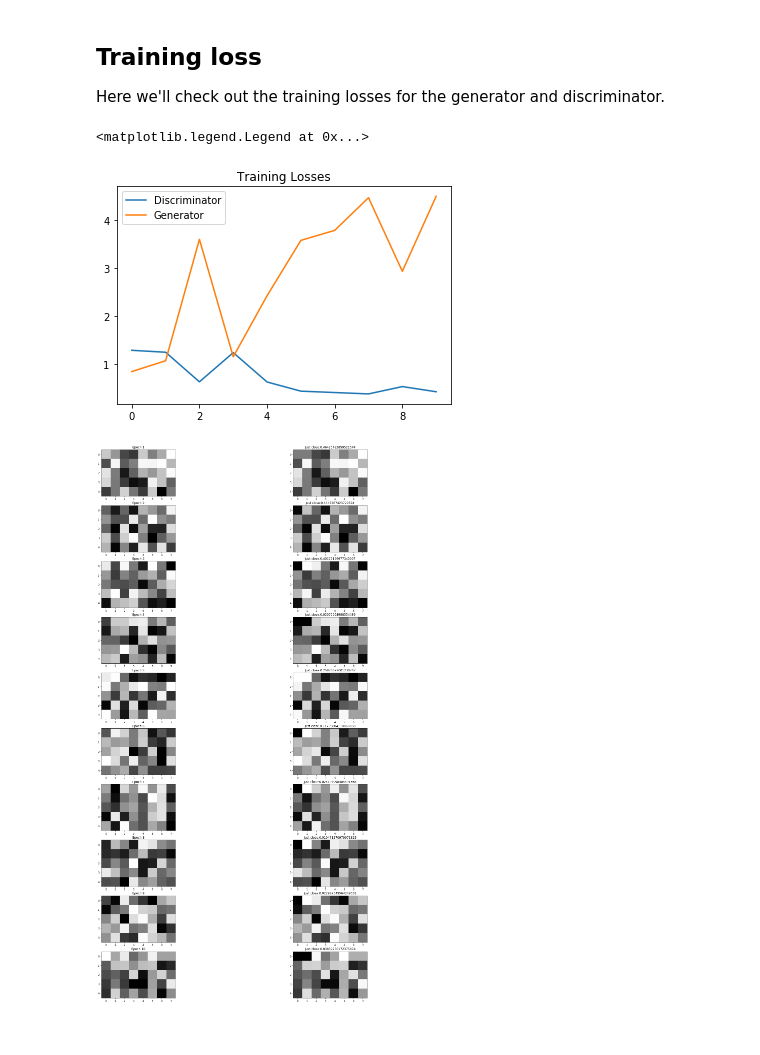
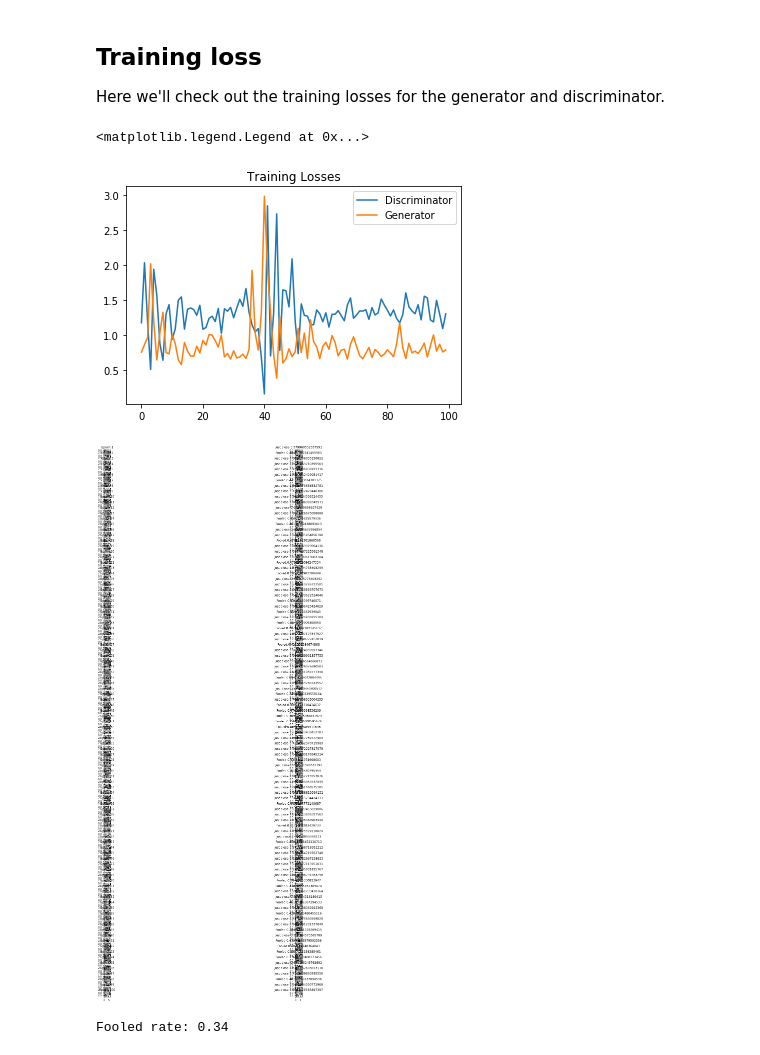
Before and after one commit to tsaiflow/gan-attack-generate, a Jupyter notebook: gan_attack_generate.ipynb, the cells around one changed output. Saved outputs shown, nothing was run; the diff lists cells and outputs as text; code cells hidden in the pictures.

```diff
--- a/gan_attack_generate.ipynb
+++ b/gan_attack_generate.ipynb
@@ -30,13 +30,13 @@ attack.shape
 # %% [markdown]
 ## Hyperparameters
 # %%
-# Size of input image to discriminator
+# Size of input flow to discriminator
 input_size = 40
 # Size of latent vector to generator
 z_size = 2
 # Sizes of hidden layers in generator and discriminator
-g_hidden_size = 128
-d_hidden_size = 128
+g_hidden_size = [128, 64]
+d_hidden_size = [128, 64]
 # Leak factor for leaky ReLU
 alpha = 0.01
 # Smoothing
@@ -58,12 +58,17 @@ tf.reset_default_graph()
 input_benign, input_z, input_attack_remains = model_inputs(input_size, z_size, attack_remains_dim=input_size - z_size)
 
 # Build the model
-z_generated, g_h1, g_h2 = generator(input_z, z_size, n_units=g_hidden_size, alpha=alpha)
+z_generated, g_hidden = generator(input_z, z_size, n_units=[z_size] + g_hidden_size, alpha=alpha)
 g_model = tf.concat([z_generated, input_attack_remains], 1)
 # g_model is the generator output concatenated with the remaining part of attack features
 
-d_model_benign, d_logits_benign = discriminator(input_benign, n_units=d_hidden_size, alpha=alpha)
-d_model_attack, d_logits_attack = discriminator(g_model, reuse=True, n_units=d_hidden_size, alpha=alpha)
+d_model_benign, d_logits_benign, d_hidden_benign = discriminator(input_benign,
+                                                                 n_units= [input_size] + d_hidden_size,
+                                                                 alpha=alpha)
+d_model_attack, d_logits_attack, d_hidden_attack = discriminator(g_model,
+                                                                 reuse=True,
+                                                                 n_units=[input_size] + d_hidden_size,
+                                                                 alpha=alpha)
 # %% [markdown]
 ## Discriminator and Generator Losses
 
@@ -82,15 +87,15 @@ Finally, the generator losses are using `d_logits_attack`, the attack flow logit
 # Calculate losses
 d_loss_benign = tf.reduce_mean(
                   tf.nn.sigmoid_cross_entropy_with_logits(logits=d_logits_benign,
-                                                          labels=tf.ones_like(d_logits_benign) * (1 - smooth)))
+                                                          labels=tf.zeros_like(d_logits_benign)))
 d_loss_attack = tf.reduce_mean(
                   tf.nn.sigmoid_cross_entropy_with_logits(logits=d_logits_attack,
-                                                          labels=tf.zeros_like(d_logits_attack)))
+                                                          labels=tf.ones_like(d_logits_attack)))
 d_loss = d_loss_benign + d_loss_attack
 
 g_loss = tf.reduce_mean(
              tf.nn.sigmoid_cross_entropy_with_logits(logits=d_logits_attack,
-                                                     labels=tf.ones_like(d_logits_attack)))
+                                                     labels=tf.zeros_like(d_logits_attack)))
 # %% [markdown]
 ## Optimizers
 
@@ -116,9 +121,10 @@ g_train_opt = tf.train.AdamOptimizer(learning_rate).minimize(g_loss, var_list=g_
 ## Training
 # %%
 from copy import deepcopy
+import time
 
 batch_size = 100
-epochs = 10
+epochs = 100
 losses = []
 original_flows, generated_flows, attack_scores = [], [], []
 # Only save generator variables
@@ -126,6 +132,7 @@ saver = tf.train.Saver(var_list=g_vars)
 with tf.Session() as sess:
     sess.run(tf.global_variables_initializer())
     for e in range(epochs):
+        start = time.time()
         np.random.shuffle(benign)
         np.random.shuffle(attack)
         original_flows.append([])
@@ -157,7 +164,9 @@ with tf.Session() as sess:
 
         print("Epoch {}/{}...".format(e+1, epochs),
               "Discriminator Loss: {:.4f}...".format(train_loss_d),
-              "Generator Loss: {:.4f}".format(train_loss_g))
+              "Generator Loss: {:.4f}".format(train_loss_g),
+              "Time elapsed: {:.4f}".format(time.time() - start)
+             )
         # Save losses to view after training
         losses.append((train_loss_d, train_loss_g))
 
@@ -186,7 +202,7 @@ plt.title("Training Losses")
 plt.legend()
 # %% [output]
 <matplotlib.legend.Legend at 0x...>
-[figure, old version]
+[figure, new version]
 # %%
 import math
 
@@ -201,22 +217,27 @@ fig_size = split_to_two_nearest_factor(input_size)
 # %%
 import numpy as np
 import matplotlib.pyplot as plt
+
+fooled = 0
 
 fig=plt.figure(figsize=(fig_size[0] * 5, fig_size[1] * 5))
 columns = 2
 rows = len(original_flows)
 for i in range(rows):
     original_img = original_flows[i][0]
     generated_img = generated_flows[i][0]
     ax_original = fig.add_subplot(rows, columns, i * 2 + 1)
     ax_original.set_title('Epoch {epoch}'.format(epoch=i + 1))
     plt.imshow(original_img.reshape(fig_size[0],fig_size[1]), cmap='gray')
     ax_generated = fig.add_subplot(rows, columns, i * 2 + 2)
     plt.imshow(generated_img.reshape(fig_size[0],fig_size[1]), cmap='gray')
-    if attack_scores[i][0] >= 0.5:
+    if attack_scores[i][0] <= 0.5:
         ax_generated.set_title('Fooled:' + str(attack_scores[i][0]))
+        fooled += 1
     else:
         ax_generated.set_title('Just close:' + str(attack_scores[i][0]))
 plt.show()
+print('Fooled rate:', fooled / len(original_flows))
 # %% [output]
-[figure, old version]
+[figure, new version]
+Fooled rate: 0.34
```
Also changed, not shown: parts of 4 cells of this notebook, 9 other files.
